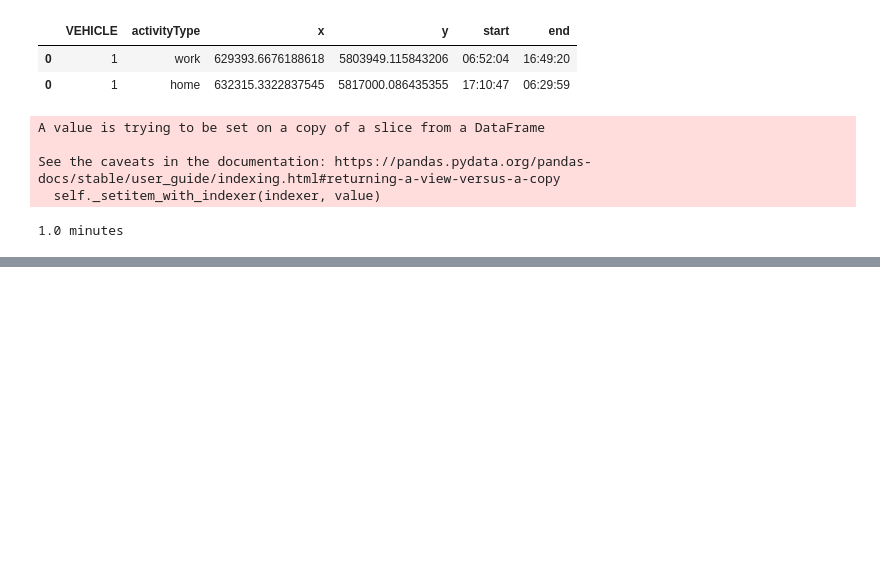
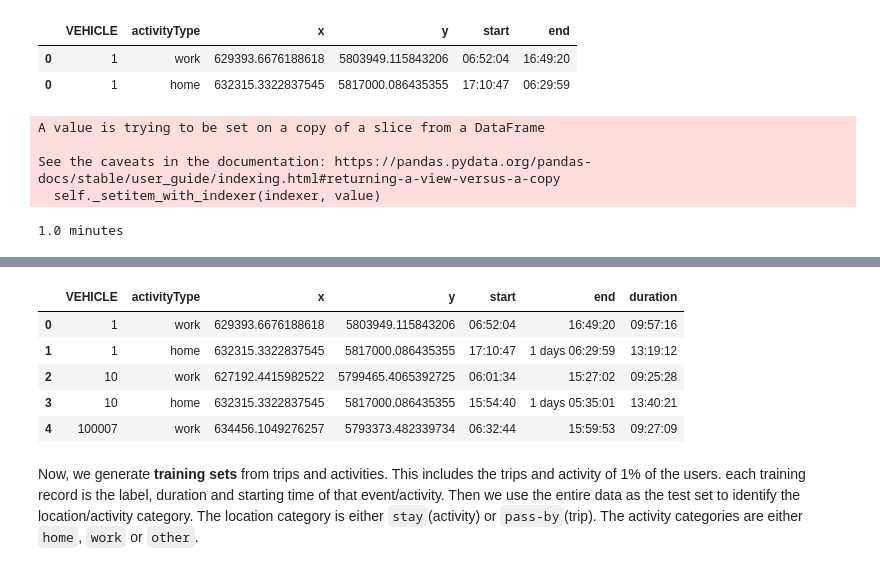
Before and after one commit to zahraeftekhar/PythonProcessingOfMATSimOutputs, a Jupyter notebook: _2_groundtruthODmatrix.ipynb, the cells around one changed output, grey strips where cells are left out. Cells and saved outputs as stored; diff of their text form; code cells hidden in the pictures; blank space fills up the shorter version.

```diff
--- a/_2_groundtruthODmatrix.ipynb
+++ b/_2_groundtruthODmatrix.ipynb
@@ -193,0 +200,38 @@ trips["100007"]
+# %%
+with open('{a}1.trueLocExperienced.pickle'.format(a=savingLoc), 'rb') as handle:
+    activities = pickle.load(handle)
+for ID in activities.keys():
+    activities[ID].loc[:,"end"].iloc[-1] = pd.to_timedelta(activities[ID].loc[:,"end"].iloc[-1]
+                                                                  )+ pd.to_timedelta('24:00:00')
+    activities[ID].loc[:,"duration"] =  pd.to_timedelta(activities[ID].loc[:,"end"])-pd.to_timedelta(activities[ID].loc[:,"start"])
+#this file is the same as `1.trueLocExperienced.pickle` except that it also includes the duration of activities
+TXTFileName = "{a}activities.pickle".format(a=savingLoc)
+with open(TXTFileName, 'wb') as handle:
+    pickle.dump(activities, handle, protocol=pickle.HIGHEST_PROTOCOL)
+# %%
+with open("{a}trips.pickle".format(a=savingLoc),'rb') as handle:
+    trips = pickle.load(handle)
+# %%
+#generating dataframe of trips and activities for the ease of operations and visualizability
+activity_df = pd.DataFrame()
+trip_df = pd.DataFrame()
+for ID in activities.keys():
+    activity_df = activity_df.append(activities[ID])
+    trip_df = trip_df.append(trips[ID])
+activity_df.reset_index(drop=True,inplace=True)
+trip_df.reset_index(drop=True,inplace=True)
+with open('{a}activity_df.pickle'.format(a=savingLoc), 'wb') as handle:
+    pickle.dump(activity_df, handle, protocol=pickle.HIGHEST_PROTOCOL)
+with open('{a}trip_df.pickle'.format(a=savingLoc), 'wb') as handle:
+    pickle.dump(trip_df, handle, protocol=pickle.HIGHEST_PROTOCOL)
+# %%
+activity_df.head()
+# %% [output]
+|  | VEHICLE | activityType | x | y | start | end | duration |
+| 0 | 1 | work | 629393.6676188618 | 5803949.115843206 | 06:52:04 | 16:49:20 | 09:57:16 |
+| 1 | 1 | home | 632315.3322837545 | 5817000.086435355 | 17:10:47 | 1 days 06:29:59 | 13:19:12 |
+| 2 | 10 | work | 627192.4415982522 | 5799465.4065392725 | 06:01:34 | 15:27:02 | 09:25:28 |
+| 3 | 10 | home | 632315.3322837545 | 5817000.086435355 | 15:54:40 | 1 days 05:35:01 | 13:40:21 |
+| 4 | 100007 | work | 634456.1049276257 | 5793373.482339734 | 06:32:44 | 15:59:53 | 09:27:09 |
+# %% [markdown]
+Now, we generate __training sets__ from trips and activities. This includes the trips and activity of 1% of the users. each training record is the label, duration and starting time of that event/activity. Then we use the entire data as the test set to identify the location/activity category. The location category is either `stay`(activity) or `pass-by`(trip). The activity categories are either `home`, `work` or `other`.
```
Also changed, not shown: parts of 7 cells of this notebook.
